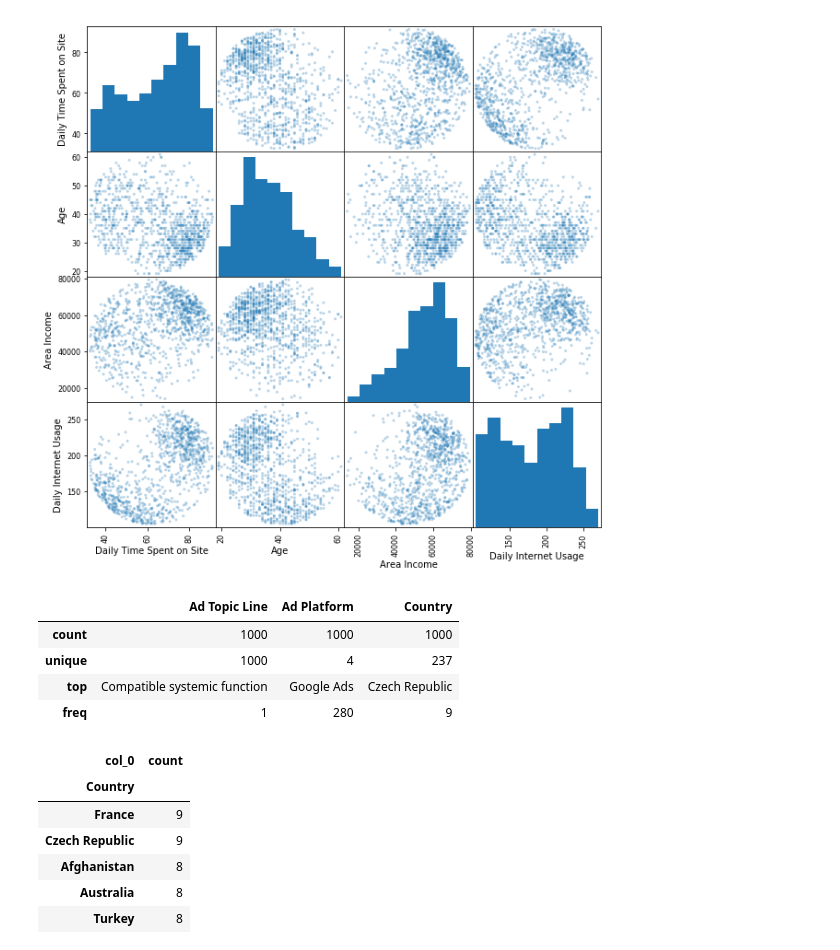
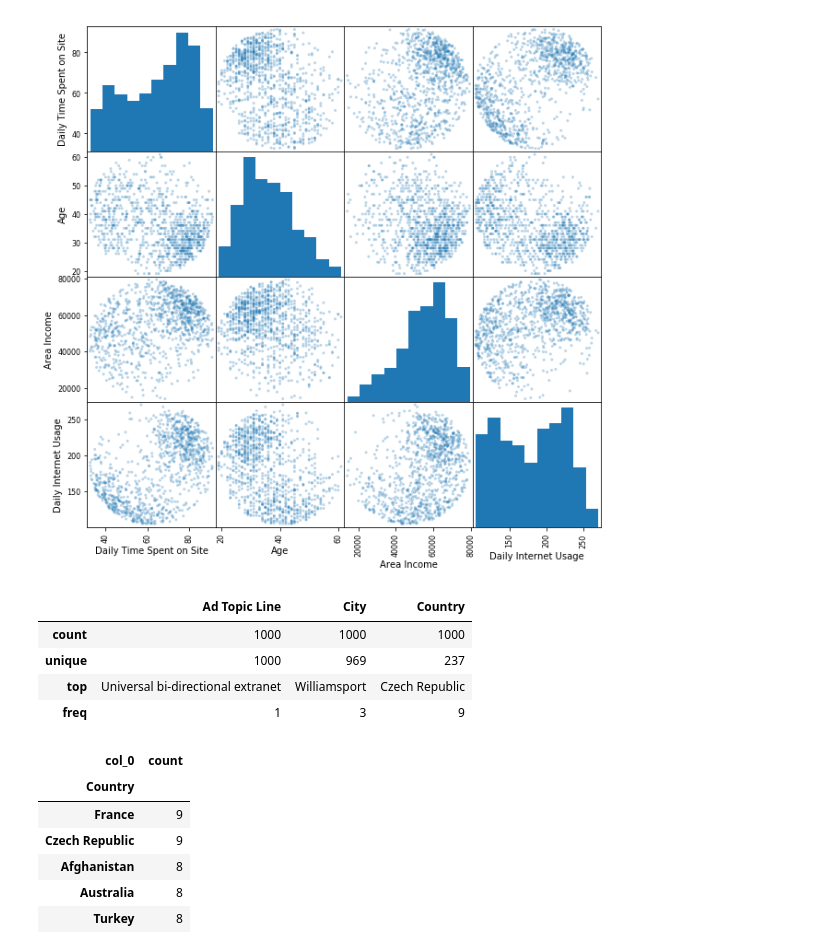
Before and after one commit to info7374-digitakmarketing-team5/assignment3-manual-auto-ml-usecase, a Jupyter notebook: user click prediction ad/python notebook/Targeting the right audience to predict Ad clicks.ipynb, the cells around one changed output. Drawn from its saved outputs; the diff is of its cells as text; code cells hidden in the pictures.

```diff
--- a/user click prediction ad/python notebook/Targeting the right audience to predict Ad clicks.ipynb
+++ b/user click prediction ad/python notebook/Targeting the right audience to predict Ad clicks.ipynb
@@ -92,14 +90,14 @@ array([[<matplotlib.axes._subplots.AxesSubplot object at 0x...>,
       dtype=object)
 [figure]
 # %%
-object_variables = ['Ad Topic Line', 'Ad Platform', 'Country']
+object_variables = ['Ad Topic Line', 'City', 'Country']
 data[object_variables].describe(include=['O'])
 # %% [output]
-|  | Ad Topic Line | Ad Platform | Country |
+|  | Ad Topic Line | City | Country |
 | count | 1000 | 1000 | 1000 |
-| unique | 1000 | 4 | 237 |
-| top | Compatible systemic function | Google Ads | Czech Republic |
-| freq | 1 | 280 | 9 |
+| unique | 1000 | 969 | 237 |
+| top | Universal bi-directional extranet | Williamsport | Czech Republic |
+| freq | 1 | 3 | 9 |
 # %%
 pd.crosstab(index=data['Country'], columns='count').sort_values(['count'], ascending=False).head(20)
 # %% [output]
```
Also changed, not shown: parts of 10 cells of this notebook.
